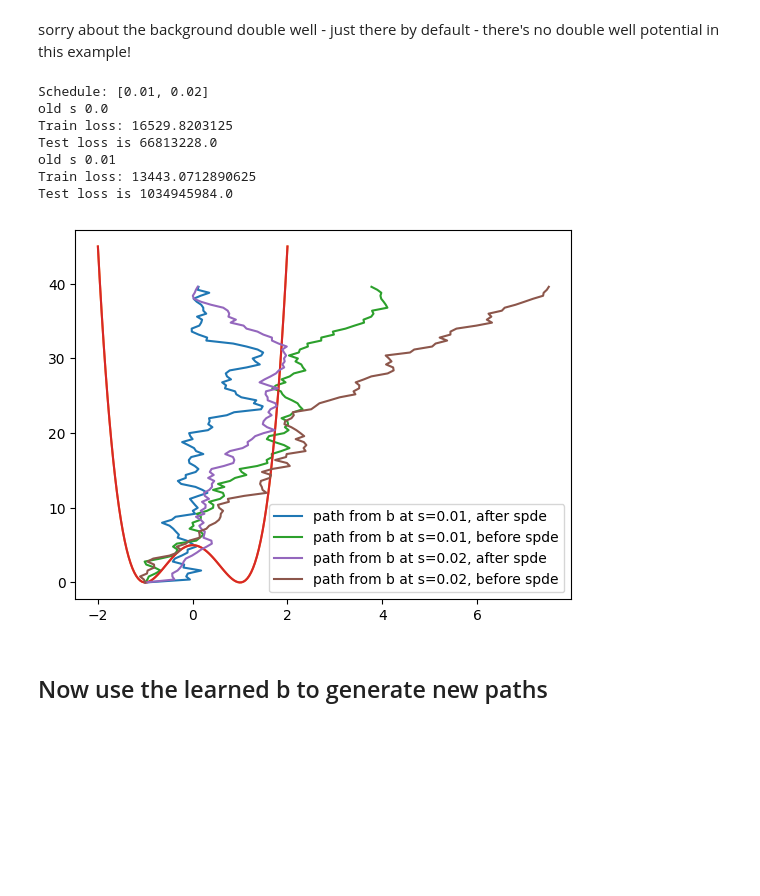
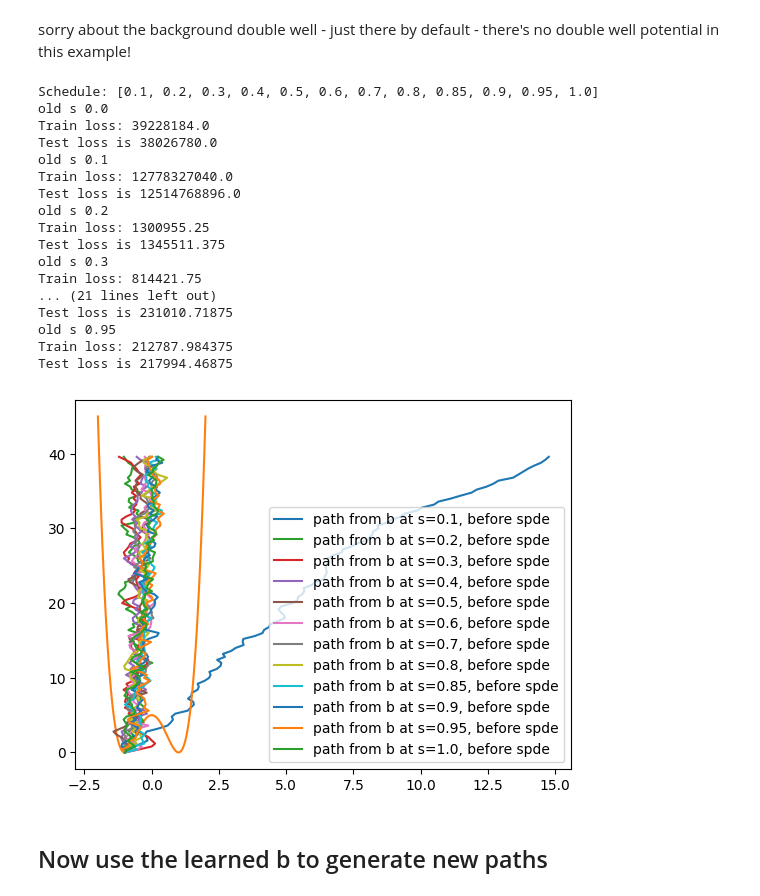
Before and after one commit to reubenharry/path_sampling, a Jupyter notebook: src/path_sampling_nb_qijia.ipynb, the cells around one changed output. Drawn from its saved outputs; the diff is of its cells as text; code cells hidden in the pictures; blank space fills up the shorter version.

```diff
--- a/src/path_sampling_nb_qijia.ipynb
+++ b/src/path_sampling_nb_qijia.ipynb
@@ -68,10 +68,10 @@ sorry about the background double well - just there by default - there's no doub
 # %%
 key = jax.random.key(0)
 # schedule = np.linspace(0,1, 5)
-schedule = [0.01, 0.02] # obviously should be extended to 1, but just to see early steps...
+schedule = [0.1, 0.2, 0.3, 0.4, 0.5, 0.6, 0.7, 0.8, 0.85, 0.9, 0.95, 1.0] # obviously should be extended to 1, but just to see early steps...
 print("Schedule:", schedule)
 
-hyperparams={'dt': 0.01, 'num_steps': 100, 'num_training_steps' : 1000, 'batch_size' : 200}
+hyperparams={'dt': 0.01, 'num_steps': 100, 'num_training_steps' : 500, 'batch_size' : 200}
 
 b = lambda x, t: 0.0
 A = 0
@@ -84,41 +84,51 @@ for i, s in enumerate(schedule):
 
     # for simplicity, I consider the version where a new NN is learned at each s. The alternative version is commented out below
     b, A = update_non_amortized(
         V=lambda x: 0.0,
         b=b,
         J=lambda x,y: (1/0.1**2)*(x[-1,0]- 1)**2,
         dbds=dbds,
         hyperparams=hyperparams,
         key=key,
         schedule=schedule,
         i=i,
         prior='sde_prior',
         A=A,
-        refine=True
+        refine=False
     )
 
     # dbds, A = update(
     #     V=lambda x: 0.0,
     #     uref=b,
     #     J=lambda x,y: (1/0.1**2)*(x[-1,0]- 1)**2,
     #     dbds=dbds,
     #     hyperparams=hyperparams,
     #     key=key,
     #     schedule=schedule,
     #     i=i,
     #     prior='sde_prior',
     #     A=A,
     #     refine=True
     # )
 # %% [output]
-Schedule: [0.01, 0.02]
+Schedule: [0.1, 0.2, 0.3, 0.4, 0.5, 0.6, 0.7, 0.8, 0.85, 0.9, 0.95, 1.0]
 old s 0.0
-Train loss: 16529.8203125
-Test loss is 66813228.0
-old s 0.01
-Train loss: 13443.0712890625
-Test loss is 1034945984.0
+Train loss: 39228184.0
+Test loss is 38026780.0
+old s 0.1
+Train loss: 12778327040.0
+Test loss is 12514768896.0
+old s 0.2
+Train loss: 1300955.25
+Test loss is 1345511.375
+old s 0.3
+Train loss: 814421.75
+... (21 lines left out)
+Test loss is 231010.71875
+old s 0.95
+Train loss: 212787.984375
+Test loss is 217994.46875
-[figure, old version]
+[figure, new version]
 # %% [markdown]
 ## Now use the learned b to generate new paths
 # %%
```
Also changed, not shown: parts of 2 cells of this notebook, 1 other file.
